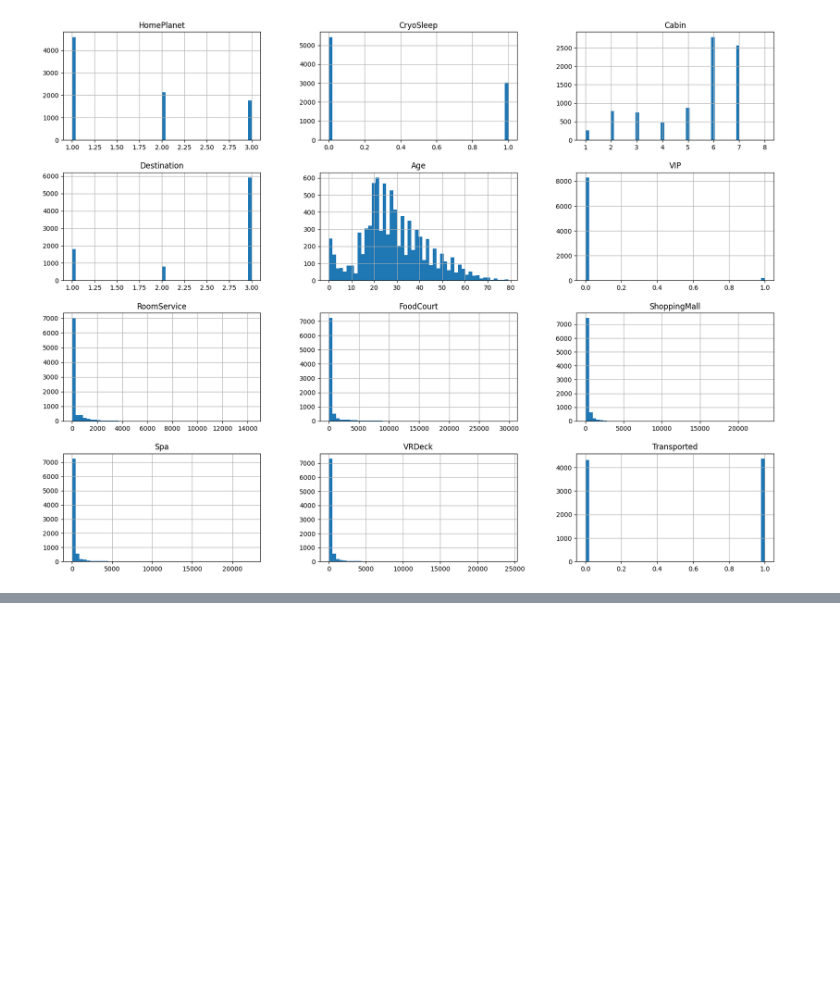
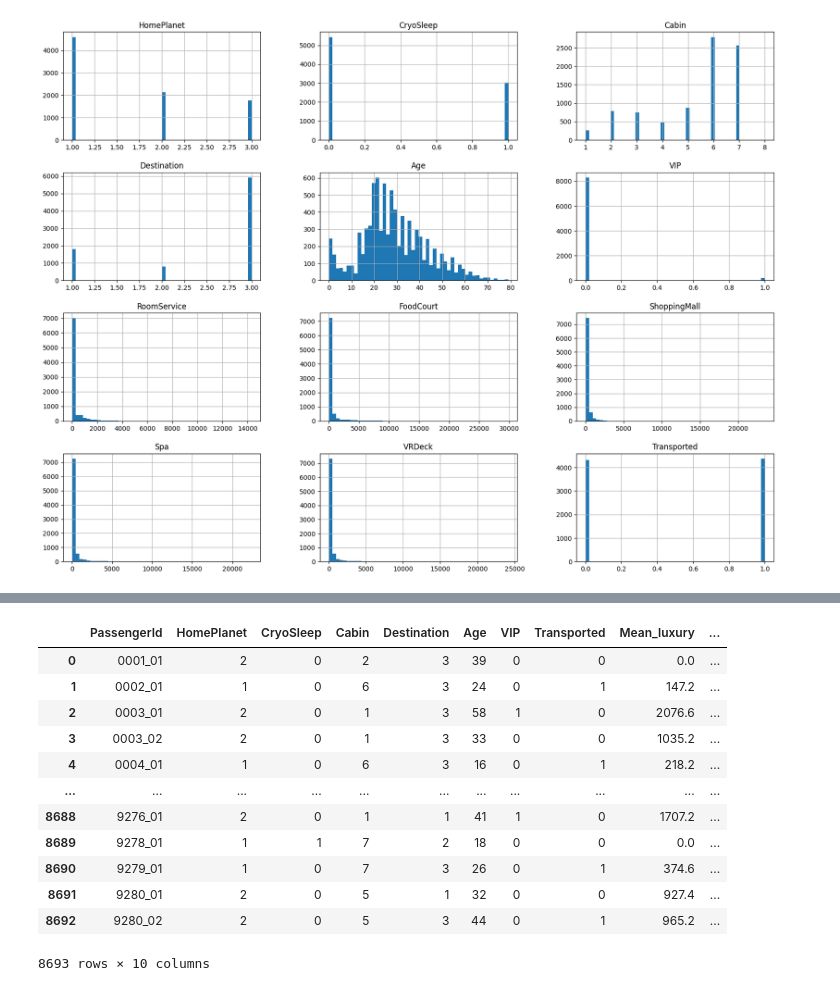
Before and after one commit to Sadeqsoli/SpaceTitanicSurvivors, a Jupyter notebook: spacetitanicsurvivors.ipynb, the cells around one changed output, grey strips where cells are left out. Cells and saved outputs as stored; diff of their text form; code cells hidden in the pictures; blank space fills up the shorter version.

```diff
--- a/spacetitanicsurvivors.ipynb
+++ b/spacetitanicsurvivors.ipynb
@@ -223,0 +256,14 @@ plt.show()
+# %%
+df["HomePlanet"].fillna(df["HomePlanet"].mode()[0],inplace=True)
+df["Destination"].fillna(df["Destination"].mode()[0],inplace=True)
+df["Cabin"].fillna(df["Cabin"].mode()[0],inplace=True)
+df["CryoSleep"].fillna(df["CryoSleep"].mode()[0],inplace=True)
+df["VIP"].fillna(df["VIP"].mode()[0],inplace=True)
+df["Age"].fillna(int(df["Age"].mean()),inplace=True)
+df["RoomService"].fillna(df["RoomService"].mean(),inplace=True)
+df["FoodCourt"].fillna(df["FoodCourt"].mean(),inplace=True)
+df["ShoppingMall"].fillna(df["ShoppingMall"].mean(),inplace=True)
+df["Spa"].fillna(df["Spa"].mean(),inplace=True)
+df["VRDeck"].fillna(df["VRDeck"].mean(),inplace=True)
+df.VIP = np.where(df.VIP,1,0)
+df.CryoSleep = np.where(df.CryoSleep,1,0)
@@ -223,0 +294,23 @@ plt.show()
+# %%
+# Calculate mean
+df['Mean_luxury'] = df[['RoomService', 'FoodCourt', 'ShoppingMall', 'Spa', 'VRDeck']].mean(axis=1)
+
+# Calculate median
+df['Median_luxury'] = df[['RoomService', 'FoodCourt', 'ShoppingMall', 'Spa', 'VRDeck']].median(axis=1)
+# %%
+df = df.drop(columns=['RoomService', 'FoodCourt', 'ShoppingMall', 'Spa', 'VRDeck'])
+df
+# %% [output]
+|  | PassengerId | HomePlanet | CryoSleep | Cabin | Destination | Age | VIP | Transported | Mean_luxury | ... |
+| 0 | 0001_01 | 2 | 0 | 2 | 3 | 39 | 0 | 0 | 0.0 | ... |
+| 1 | 0002_01 | 1 | 0 | 6 | 3 | 24 | 0 | 1 | 147.2 | ... |
+| 2 | 0003_01 | 2 | 0 | 1 | 3 | 58 | 1 | 0 | 2076.6 | ... |
+| 3 | 0003_02 | 2 | 0 | 1 | 3 | 33 | 0 | 0 | 1035.2 | ... |
+| 4 | 0004_01 | 1 | 0 | 6 | 3 | 16 | 0 | 1 | 218.2 | ... |
+| ... | ... | ... | ... | ... | ... | ... | ... | ... | ... | ... |
+| 8688 | 9276_01 | 2 | 0 | 1 | 1 | 41 | 1 | 0 | 1707.2 | ... |
+| 8689 | 9278_01 | 1 | 1 | 7 | 2 | 18 | 0 | 0 | 0.0 | ... |
+| 8690 | 9279_01 | 1 | 0 | 7 | 3 | 26 | 0 | 1 | 374.6 | ... |
+| 8691 | 9280_01 | 2 | 0 | 5 | 1 | 32 | 0 | 0 | 927.4 | ... |
+| 8692 | 9280_02 | 2 | 0 | 5 | 3 | 44 | 0 | 1 | 965.2 | ... |
+8693 rows × 10 columns
```
Also changed, not shown: parts of 11 cells of this notebook.
